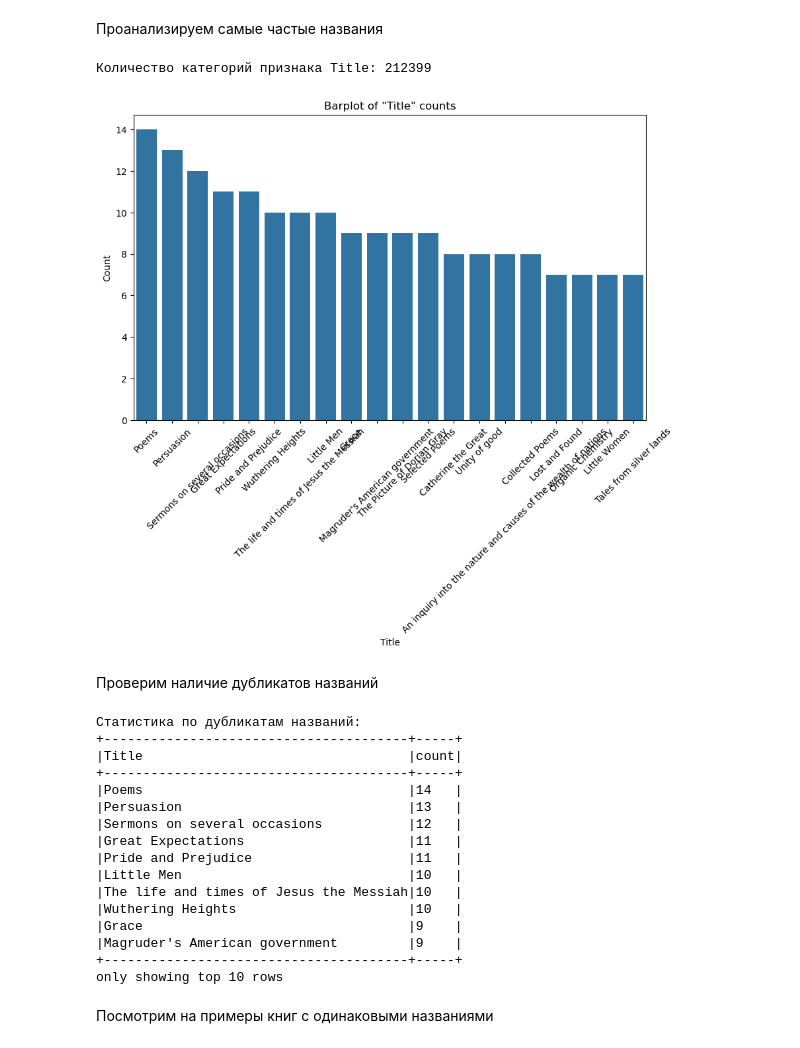
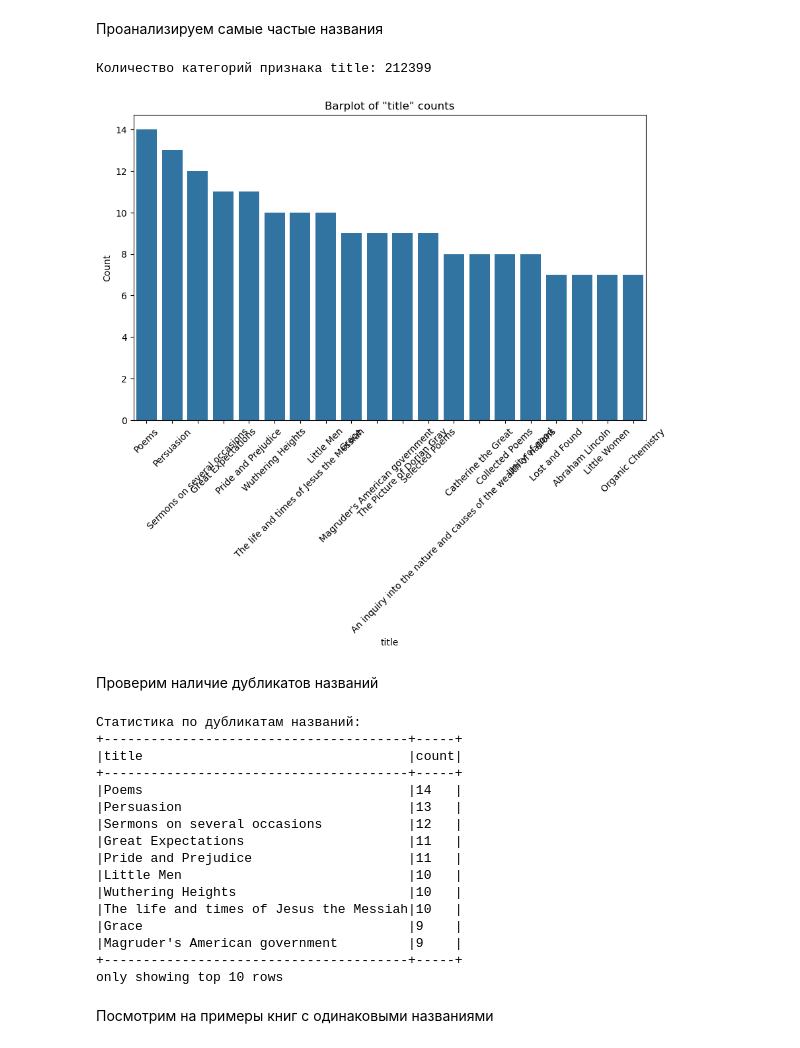
Before and after one commit to B-es/SOBD1, a Jupyter notebook: 2_Exploratory_analysis.ipynb, the cells around one changed output. Cells and saved outputs as stored; diff of their text form; code cells hidden in the pictures.

```diff
--- a/2_Exploratory_analysis.ipynb
+++ b/2_Exploratory_analysis.ipynb
@@ -124,3 +338,4 @@ df.count()
 # %%
-df.orderBy("Id", ascending=False).show()
+col_name = "id"
+df.orderBy(col_name, ascending=False).show()
 # %% [output]
@@ -151,9 +366,9 @@ asin_pattern = r"^[A-Z0-9]{10}$"
 
 # Фильтрация DataFrame по корректным идентификаторам
 df = df.filter(
-    col("Id").rlike(isbn10_pattern) |
-    col("Id").rlike(isbn13_pattern) |
-    col("Id").rlike(asin_pattern)
+    col(col_name).rlike(isbn10_pattern) |
+    col(col_name).rlike(isbn13_pattern) |
+    col(col_name).rlike(asin_pattern)
 )
 df.show(10)
 # %% [output]
@@ -225,7 +440,7 @@ if duplicate_ids.count() > 0:
 # %% [markdown]
 Похоже на полную идентичность строк. Удалим дубликаты.
 # %%
-df = df.dropDuplicates(["Id"])
+df = df.dropDuplicates([col_name])
 df.count()
 # %% [output]
 221989
@@ -468,6 +469,7 @@ def plot_quant_distribution(data: DataFrame,
 
 Данный столбец содержит названия книг и представляет собой **текстовый признак**. Проверим его на наличие пропущенных значений и проанализируем распределение.
 # %%
-count_nulls(data=df, column_name="Title")
+col_name = "title"
+count_nulls(data=df, column_name=col_name)
 # %% [output]
 Число колонок с NULL: 0 (0.00%)
@@ -484,17 +486,17 @@ plot_quant_distribution(data=df_with_title_length, column="title_length", num_bi
 # %% [markdown]
 Проанализируем самые частые названия
 # %%
-plot_cat_distribution(data=df, column_name="Title", top_n=20)
+plot_cat_distribution(data=df, column_name=col_name, top_n=20)
 # %% [output]
-Количество категорий признака Title: 212399
+Количество категорий признака title: 212399
-[figure, old version]
+[figure, new version]
 # %% [markdown]
 Проверим наличие дубликатов названий
 # %%
 print("Статистика по дубликатам названий:")
 (
     df
-    .groupBy("Title")
+    .groupBy(col_name)
     .count()
     .where("count > 1")
     .orderBy("count", ascending=False)
@@ -503,7 +505,7 @@ print("Статистика по дубликатам названий:")
 # %% [output]
 Статистика по дубликатам названий:
 +---------------------------------------+-----+
-|Title                                  |count|
+|title                                  |count|
 +---------------------------------------+-----+
 |Poems                                  |14   |
 |Persuasion                             |13   |
@@ -511,8 +513,8 @@ print("Статистика по дубликатам названий:")
 |Great Expectations                     |11   |
 |Pride and Prejudice                    |11   |
 |Little Men                             |10   |
+|Wuthering Heights                      |10   |
 |The life and times of Jesus the Messiah|10   |
-|Wuthering Heights                      |10   |
 |Grace                                  |9    |
 |Magruder's American government         |9    |
 +---------------------------------------+-----+
```
Also changed, not shown: parts of 102 cells of this notebook, 1 other file.
